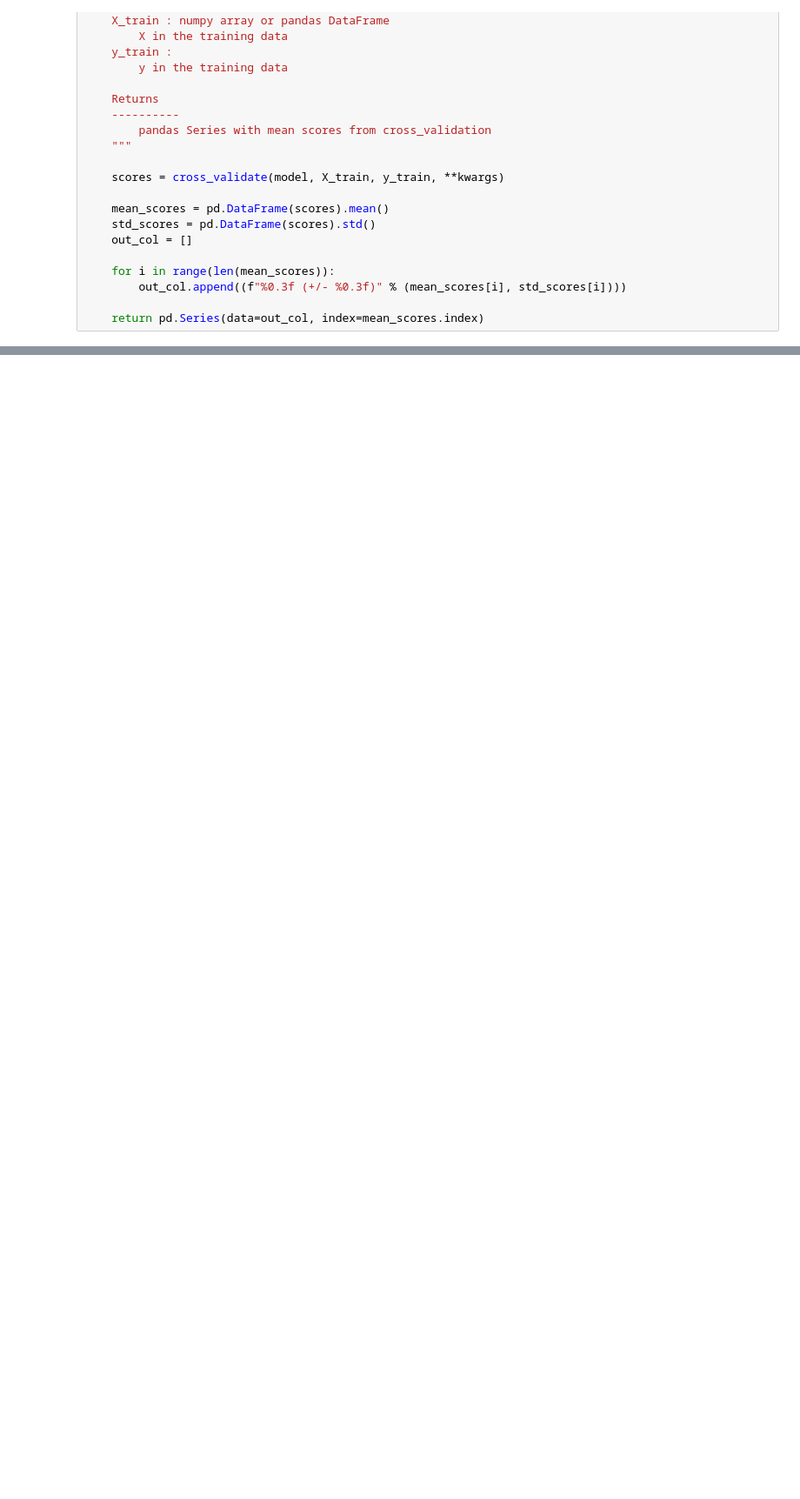
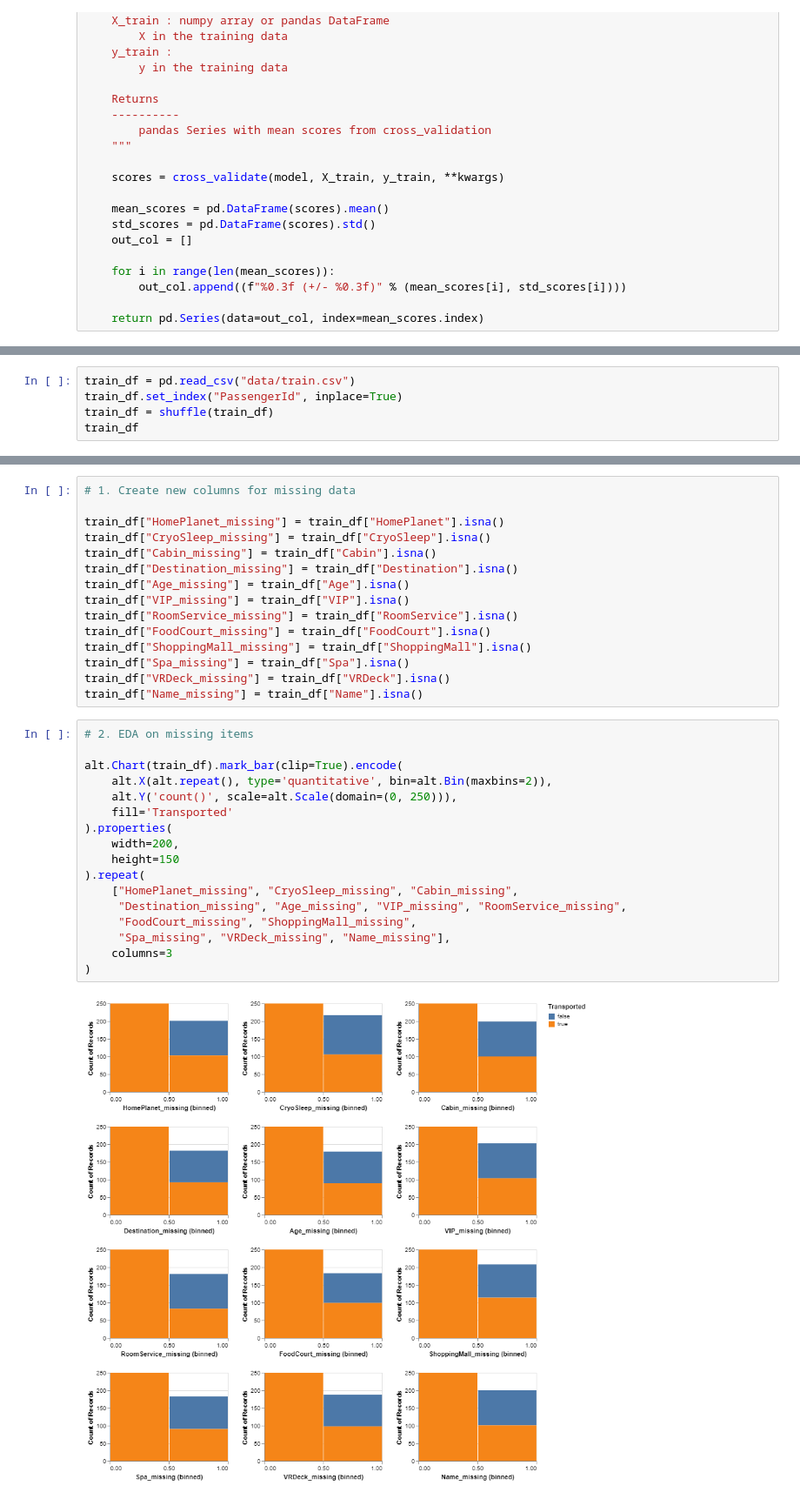
Before and after one commit to johnwslee/Spaceship_Titanic, a Jupyter notebook: spaceship_titanic.ipynb, the cells around one changed output, grey strips where cells are left out. Shown: that part at 87% size. Drawn from its saved outputs; the diff is of its cells as text; blank space fills up the shorter version.

```diff
--- a/spaceship_titanic.ipynb
+++ b/spaceship_titanic.ipynb
@@ -72,0 +74,5 @@ SyntaxError: invalid syntax (Temp/ipykernel_9924/3536203977.py, line 1)
+# %%
+train_df = pd.read_csv("data/train.csv")
+train_df.set_index("PassengerId", inplace=True)
+train_df = shuffle(train_df)
+train_df
@@ -72,0 +168,34 @@ SyntaxError: invalid syntax (Temp/ipykernel_9924/3536203977.py, line 1)
+# %%
+# 1. Create new columns for missing data
+
+train_df["HomePlanet_missing"] = train_df["HomePlanet"].isna()
+train_df["CryoSleep_missing"] = train_df["CryoSleep"].isna()
+train_df["Cabin_missing"] = train_df["Cabin"].isna()
+train_df["Destination_missing"] = train_df["Destination"].isna()
+train_df["Age_missing"] = train_df["Age"].isna()
+train_df["VIP_missing"] = train_df["VIP"].isna()
+train_df["RoomService_missing"] = train_df["RoomService"].isna()
+train_df["FoodCourt_missing"] = train_df["FoodCourt"].isna()
+train_df["ShoppingMall_missing"] = train_df["ShoppingMall"].isna()
+train_df["Spa_missing"] = train_df["Spa"].isna()
+train_df["VRDeck_missing"] = train_df["VRDeck"].isna()
+train_df["Name_missing"] = train_df["Name"].isna()
+# %%
+# 2. EDA on missing items
+
+alt.Chart(train_df).mark_bar(clip=True).encode(
+    alt.X(alt.repeat(), type='quantitative', bin=alt.Bin(maxbins=2)),
+    alt.Y('count()', scale=alt.Scale(domain=(0, 250))),
+    fill='Transported'
+).properties(
+    width=200,
+    height=150
+).repeat(
+    ["HomePlanet_missing", "CryoSleep_missing", "Cabin_missing",
+     "Destination_missing", "Age_missing", "VIP_missing", "RoomService_missing",
+     "FoodCourt_missing", "ShoppingMall_missing",
+     "Spa_missing", "VRDeck_missing", "Name_missing"],
+    columns=3
+)
+# %% [output]
+[figure, added]
```
Also changed, not shown: parts of 17 cells of this notebook.
